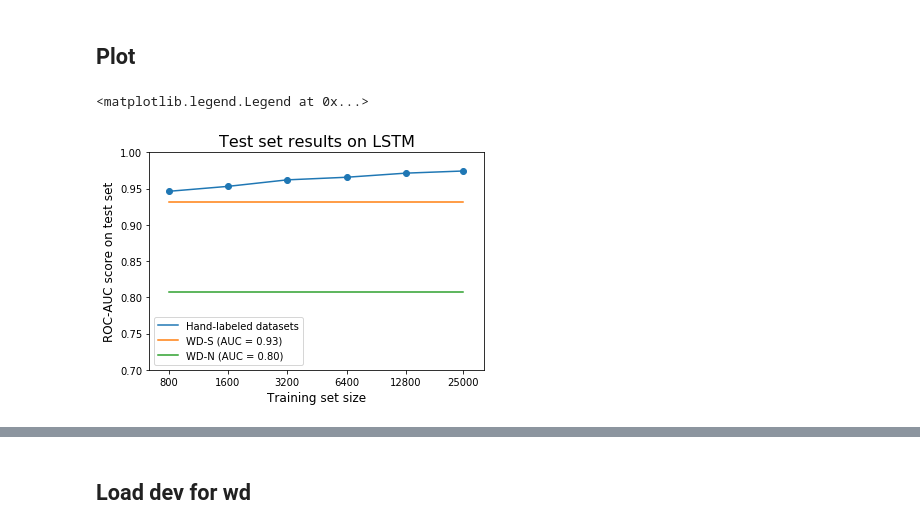
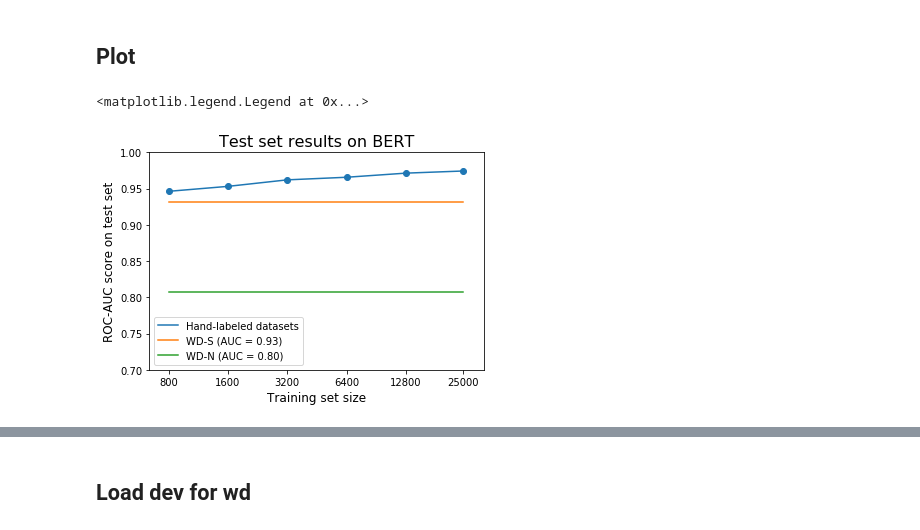
Before and after one commit to feifang24/cs229-project, a Jupyter notebook: analysis/auc.ipynb, the cells around one changed output, grey strips where cells are left out. Cells and saved outputs as stored; diff of their text form; code cells hidden in the pictures.

Commit message:
added plots

```diff
--- a/analysis/auc.ipynb
+++ b/analysis/auc.ipynb
@@ -92,18 +92,18 @@ import matplotlib.pyplot as plt
 # %%
 xs = [ds_size / 800 for ds_size in list(ds_map.keys())]
 aucs = [auc_dict[ds_map[ds * 800]] for ds in xs]
 plt.xscale("log", basex=2)
 plt.ylim(0.7,1.)
 plt.xlim(0.8, 40)
 plt.xticks(xs, list(ds_map.keys()))
 plt.scatter(xs, aucs)
 plt.plot(xs, aucs, label='Hand-labeled datasets')
 plt.xlabel("Training set size", fontsize=12)
 plt.ylabel("ROC-AUC score on test set", fontsize=12)
 plt.plot(np.linspace(1, 25000/800, 30), [auc_dict['wd05']] * 30, label="WD-S (AUC = 0.93)")
 plt.plot(np.linspace(1, 25000/800, 30), [0.8069924936821256] * 30, label="WD-N (AUC = 0.80)")
-plt.title("Test set results on LSTM", fontsize=16)
+plt.title("Test set results on BERT", fontsize=16)
 plt.legend()
 # %% [output]
 <matplotlib.legend.Legend at 0x...>
-[figure, old version]
+[figure, new version]
```
Also changed, not shown: parts of 2 cells of this notebook, 1 other file.
